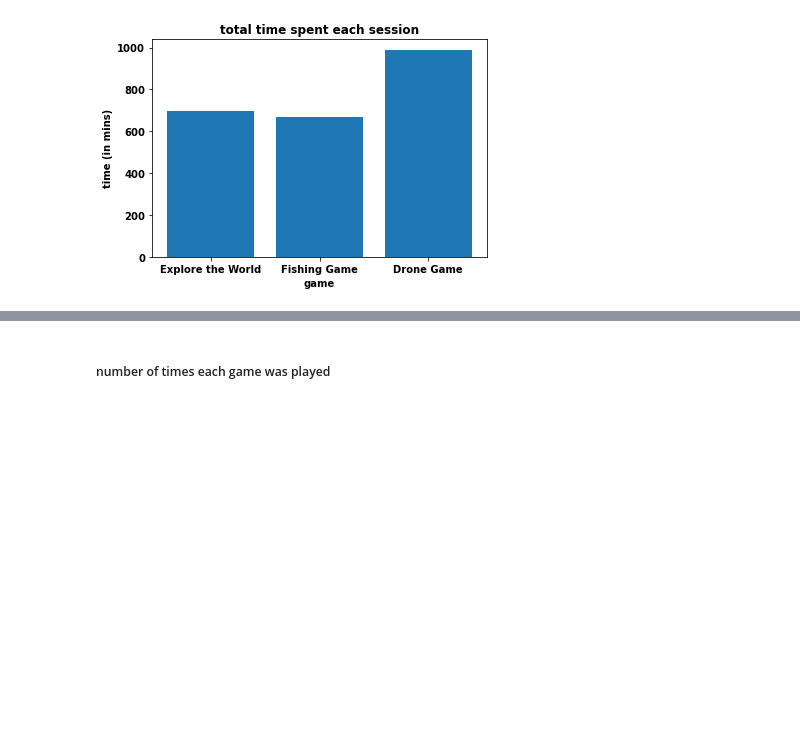
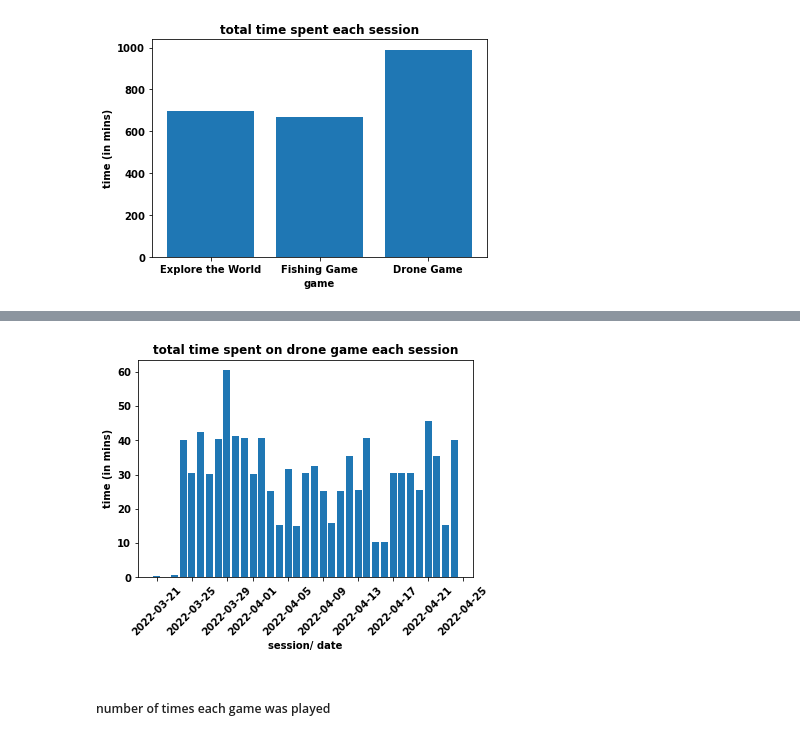
Before and after one commit to doscsy12/robotic_hometherapy, a Jupyter notebook: Extract_database-P002.ipynb, the cells around one changed output, grey strips where cells are left out. Drawn from its saved outputs; the diff is of its cells as text; code cells hidden in the pictures; blank space fills up the shorter version.

```diff
--- a/Extract_database-P002.ipynb
+++ b/Extract_database-P002.ipynb
@@ -408,0 +473,3 @@ plt.show();
+# %%
+date_game2 = time_session[time_session['game_nr']==2].groupby(['just_date']).sum().reset_index()
+date_game2.drop(columns=['session_nr','game_nr'])
@@ -409,3 +494,13 @@ plt.show();
+# %%
+# plot explore game play by session
+plt.bar(date_game2['just_date'],date_game2['diff']);
+plt.xlabel('session/ date')
+plt.xticks(rotation=45)
+plt.ylabel('time (in mins)');
+plt.title('total time spent on drone game each session');
+plt.show();
+# %% [output]
+[figure, added]
 # %% [markdown]
 ##### number of times each game was played
 # %%
```
Also changed, not shown: parts of 7 cells of this notebook.
